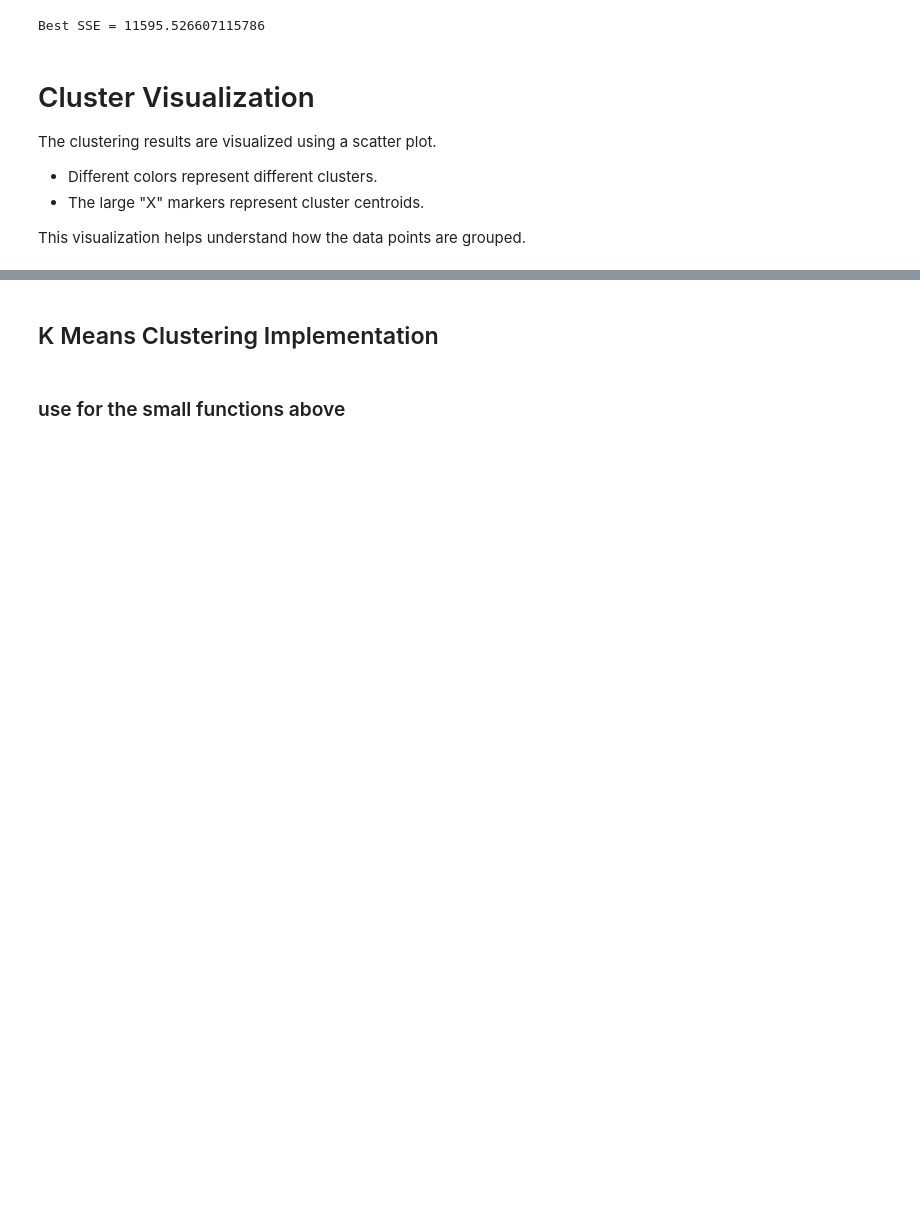
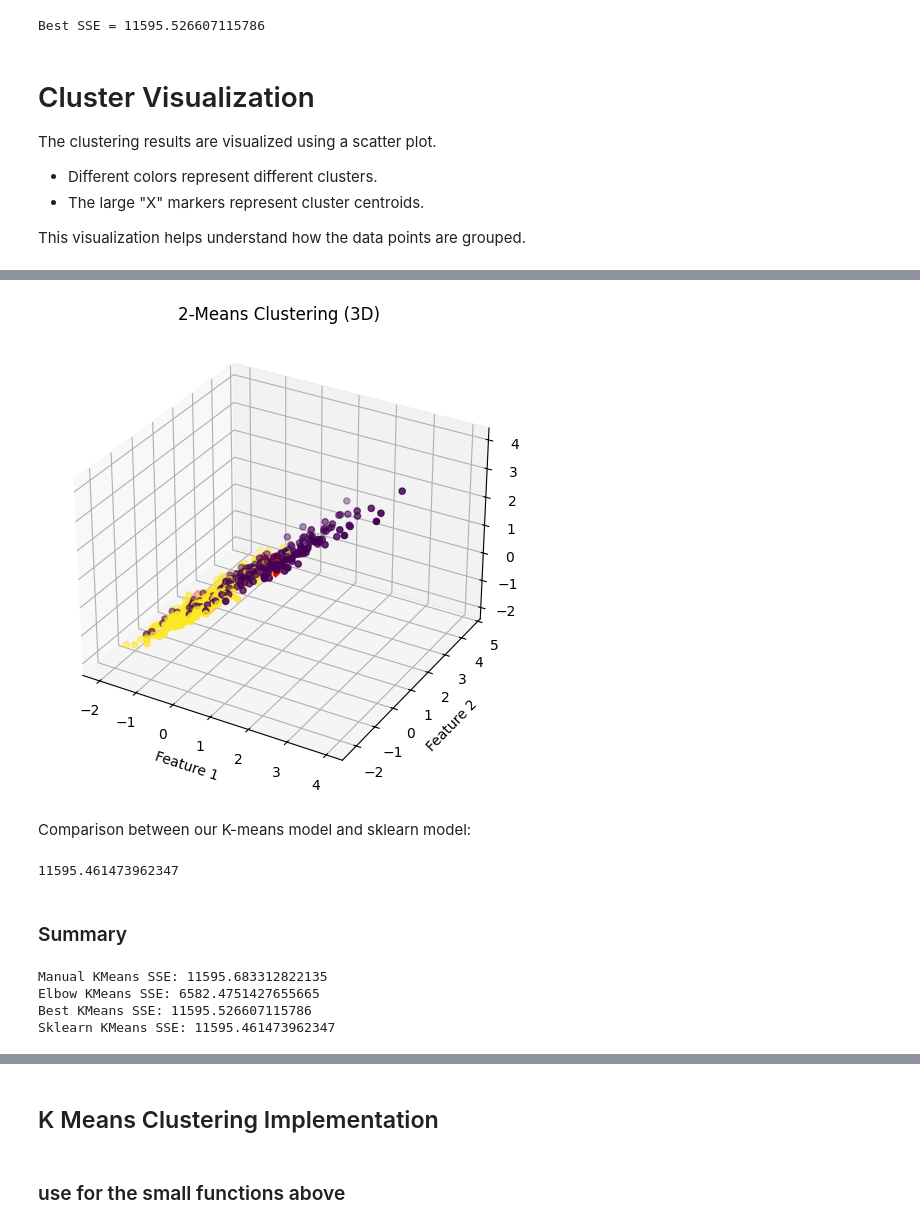
Before and after one commit to salmaa203/BreastCancer_PCA_KMeans, a Jupyter notebook: kmeans_experiment.ipynb, the cells around one changed output, grey strips where cells are left out. Saved outputs shown, nothing was run; the diff lists cells and outputs as text; code cells hidden in the pictures; blank space fills up the shorter version.

```diff
--- a/kmeans_experiment.ipynb
+++ b/kmeans_experiment.ipynb
@@ -296,0 +449,49 @@ plt.show()
+# %%
+fig = plt.figure(figsize=(8,6))
+ax = fig.add_subplot(111, projection='3d')
+
+ax.scatter(
+    X_scaled[:, 0],
+    X_scaled[:, 1],
+    X_scaled[:, 2],
+    c=best_model.labels
+)
+
+ax.scatter(
+    best_model.centroids[:, 0],
+    best_model.centroids[:, 1],
+    best_model.centroids[:, 2],
+    s=300,
+    marker='X',
+    color='red'
+)
+
+ax.set_xlabel("Feature 1")
+ax.set_ylabel("Feature 2")
+ax.set_zlabel("Feature 3")
+
+plt.title("2-Means Clustering (3D)")
+plt.show()
+# %% [output]
+[figure, added]
+# %% [markdown]
+Comparison between our K-means model and sklearn model:
+# %%
+import sklearn as sk
+model_sk = sk.cluster.KMeans(n_clusters=2, n_init=10, max_iter=100)
+model_sk.fit(X_scaled)
+print(model_sk.inertia_)
+# %% [output]
+11595.461473962347
+# %% [markdown]
+### Summary ###
+# %%
+print("Manual KMeans SSE:", model_manualKM.sse)
+print("Elbow KMeans SSE:", model_elbowKM.sse)
+print("Best KMeans SSE:", best_sse)
+print("Sklearn KMeans SSE:", model_sk.inertia_)
+# %% [output]
+Manual KMeans SSE: 11595.683312822135
+Elbow KMeans SSE: 6582.4751427655665
+Best KMeans SSE: 11595.526607115786
+Sklearn KMeans SSE: 11595.461473962347
```
Also changed, not shown: parts of 31 cells of this notebook, 2 other files.
